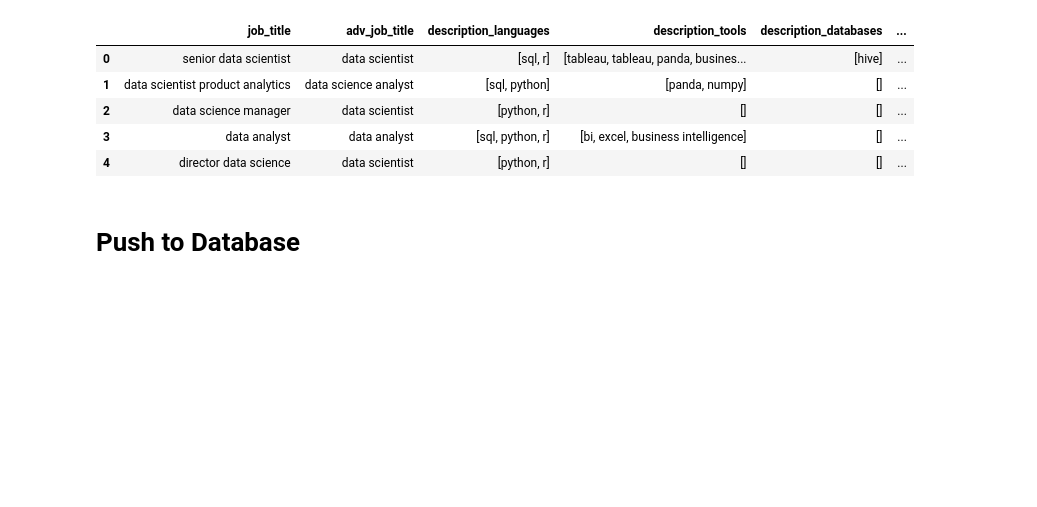
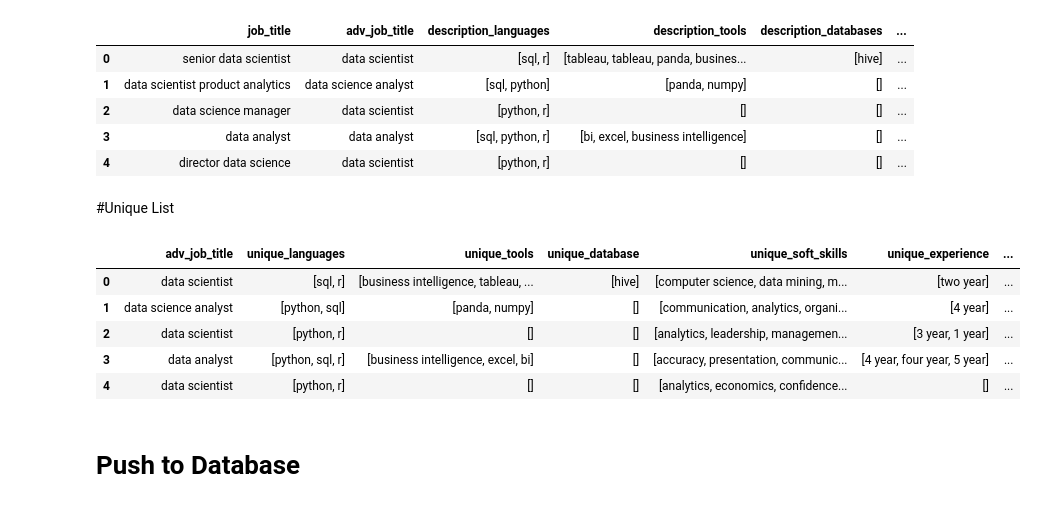
Before and after one commit to Nuel-EN/Capstone-Project-, a Jupyter notebook: Master-NB.ipynb, the cells around one changed output. Saved outputs shown, nothing was run; the diff lists cells and outputs as text; code cells hidden in the pictures; blank space fills up the shorter version.

Commit message:
unique master df

```diff
--- a/Master-NB.ipynb
+++ b/Master-NB.ipynb
@@ -603,3 +659,5 @@ master_df.head(5)
 | 2 | data science manager | data scientist | [python, r] | [] | [] | ... |
 | 3 | data analyst | data analyst | [sql, python, r] | [bi, excel, business intelligence] | [] | ... |
 | 4 | director data science | data scientist | [python, r] | [] | [] | ... |
+# %% [markdown]
+#Unique List
@@ -605,0 +683,29 @@ master_df.head(5)
+# %%
+softskill_set = []
+for skill in master_df['description_softskills']:
+    softskill_set.append(list(set(skill)))      #set of unique values
+    ## do same for the other columns
+master_df['unique_soft_skills'] = softskill_set
+# %%
+experience_set = []
+for exp in master_df['description_experience']:
+    experience_set.append(list(set(exp)))      #set of unique values
+    ## do same for the other columns
+master_df['unique_experience'] = experience_set
+# %%
+qualification_set = []
+for degree in master_df['description_qualification']:
+    qualification_set.append(list(set(degree)))      #set of unique values
+    ## do same for the other columns
+master_df['unique_qualification'] = qualification_set
+# %%
+master_df2 = master_df[['adv_job_title','unique_languages', 'unique_tools', 'unique_database', 'unique_soft_skills', 'unique_experience', 'unique_qualification' ]].copy()
+# %%
+master_df2.head()
+# %% [output]
+|  | adv_job_title | unique_languages | unique_tools | unique_database | unique_soft_skills | unique_experience | ... |
+| 0 | data scientist | [sql, r] | [business intelligence, tableau, ... | [hive] | [computer science, data mining, m... | [two year] | ... |
+| 1 | data science analyst | [python, sql] | [panda, numpy] | [] | [communication, analytics, organi... | [4 year] | ... |
+| 2 | data scientist | [python, r] | [] | [] | [analytics, leadership, managemen... | [3 year, 1 year] | ... |
+| 3 | data analyst | [python, sql, r] | [business intelligence, excel, bi] | [] | [accuracy, presentation, communic... | [4 year, four year, 5 year] | ... |
+| 4 | data scientist | [python, r] | [] | [] | [analytics, economics, confidence... | [] | ... |
```
Also changed, not shown: parts of 29 cells of this notebook.
